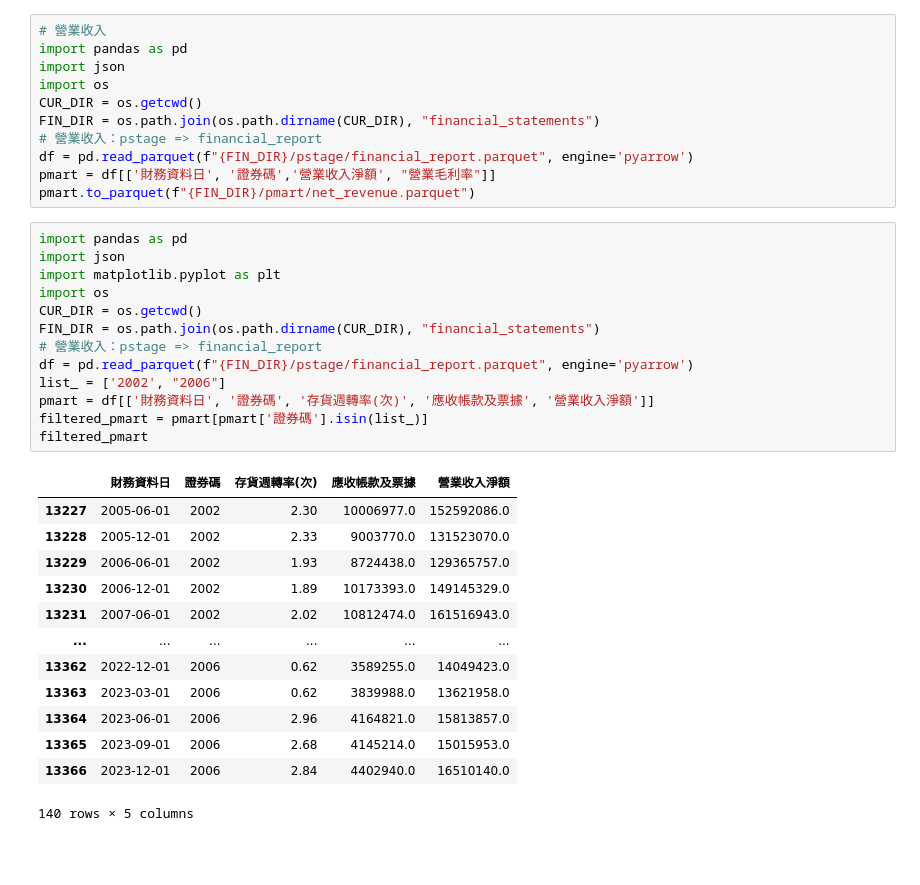
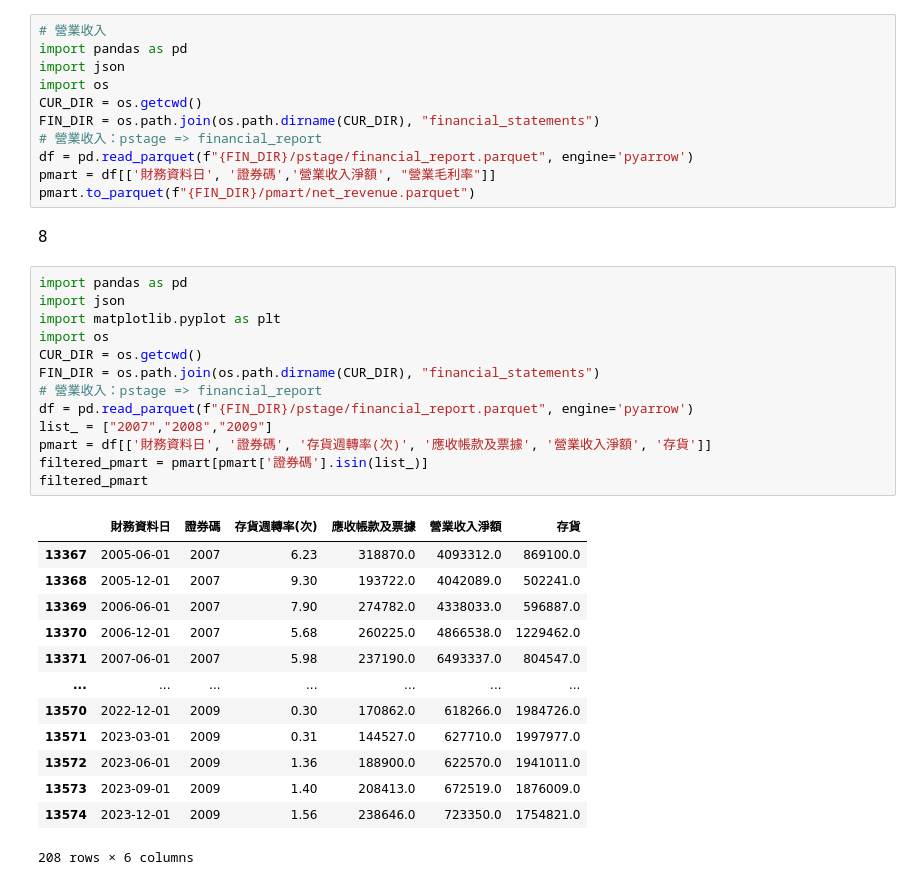
Before and after one commit to tsungyou/Money, a Jupyter notebook: capstone-factor/pq.ipynb, the cells around one changed output. Drawn from its saved outputs; the diff is of its cells as text; blank space fills up the shorter version.

```diff
--- a/capstone-factor/pq.ipynb
+++ b/capstone-factor/pq.ipynb
@@ -9,31 +9,33 @@ FIN_DIR = os.path.join(os.path.dirname(CUR_DIR), "financial_statements")
 df = pd.read_parquet(f"{FIN_DIR}/pstage/financial_report.parquet", engine='pyarrow')
 pmart = df[['財務資料日', '證券碼','營業收入淨額', "營業毛利率"]]
 pmart.to_parquet(f"{FIN_DIR}/pmart/net_revenue.parquet")
+# %% [markdown]
+8
 # %%
 import pandas as pd
 import json
 import matplotlib.pyplot as plt
 import os
 CUR_DIR = os.getcwd()
 FIN_DIR = os.path.join(os.path.dirname(CUR_DIR), "financial_statements")
 # 營業收入：pstage => financial_report
 df = pd.read_parquet(f"{FIN_DIR}/pstage/financial_report.parquet", engine='pyarrow')
-list_ = ['2002', "2006"]
-pmart = df[['財務資料日', '證券碼', '存貨週轉率(次)', '應收帳款及票據', '營業收入淨額']]
+list_ = ["2007","2008","2009"]
+pmart = df[['財務資料日', '證券碼', '存貨週轉率(次)', '應收帳款及票據', '營業收入淨額', '存貨']]
 filtered_pmart = pmart[pmart['證券碼'].isin(list_)]
 filtered_pmart
 # %% [output]
-|  | 財務資料日 | 證券碼 | 存貨週轉率(次) | 應收帳款及票據 | 營業收入淨額 |
-| 13227 | 2005-06-01 | 2002 | 2.30 | 10006977.0 | 152592086.0 |
-| 13228 | 2005-12-01 | 2002 | 2.33 | 9003770.0 | 131523070.0 |
-| 13229 | 2006-06-01 | 2002 | 1.93 | 8724438.0 | 129365757.0 |
-| 13230 | 2006-12-01 | 2002 | 1.89 | 10173393.0 | 149145329.0 |
-| 13231 | 2007-06-01 | 2002 | 2.02 | 10812474.0 | 161516943.0 |
-| ... | ... | ... | ... | ... | ... |
-| 13362 | 2022-12-01 | 2006 | 0.62 | 3589255.0 | 14049423.0 |
-| 13363 | 2023-03-01 | 2006 | 0.62 | 3839988.0 | 13621958.0 |
-| 13364 | 2023-06-01 | 2006 | 2.96 | 4164821.0 | 15813857.0 |
-| 13365 | 2023-09-01 | 2006 | 2.68 | 4145214.0 | 15015953.0 |
-| 13366 | 2023-12-01 | 2006 | 2.84 | 4402940.0 | 16510140.0 |
+|  | 財務資料日 | 證券碼 | 存貨週轉率(次) | 應收帳款及票據 | 營業收入淨額 | 存貨 |
+| 13367 | 2005-06-01 | 2007 | 6.23 | 318870.0 | 4093312.0 | 869100.0 |
+| 13368 | 2005-12-01 | 2007 | 9.30 | 193722.0 | 4042089.0 | 502241.0 |
+| 13369 | 2006-06-01 | 2007 | 7.90 | 274782.0 | 4338033.0 | 596887.0 |
+| 13370 | 2006-12-01 | 2007 | 5.68 | 260225.0 | 4866538.0 | 1229462.0 |
+| 13371 | 2007-06-01 | 2007 | 5.98 | 237190.0 | 6493337.0 | 804547.0 |
+| ... | ... | ... | ... | ... | ... | ... |
+| 13570 | 2022-12-01 | 2009 | 0.30 | 170862.0 | 618266.0 | 1984726.0 |
+| 13571 | 2023-03-01 | 2009 | 0.31 | 144527.0 | 627710.0 | 1997977.0 |
+| 13572 | 2023-06-01 | 2009 | 1.36 | 188900.0 | 622570.0 | 1941011.0 |
+| 13573 | 2023-09-01 | 2009 | 1.40 | 208413.0 | 672519.0 | 1876009.0 |
+| 13574 | 2023-12-01 | 2009 | 1.56 | 238646.0 | 723350.0 | 1754821.0 |
-140 rows × 5 columns
+208 rows × 6 columns
 # %%
```
Also changed, not shown: parts of 5 cells of this notebook, 3 other files.
